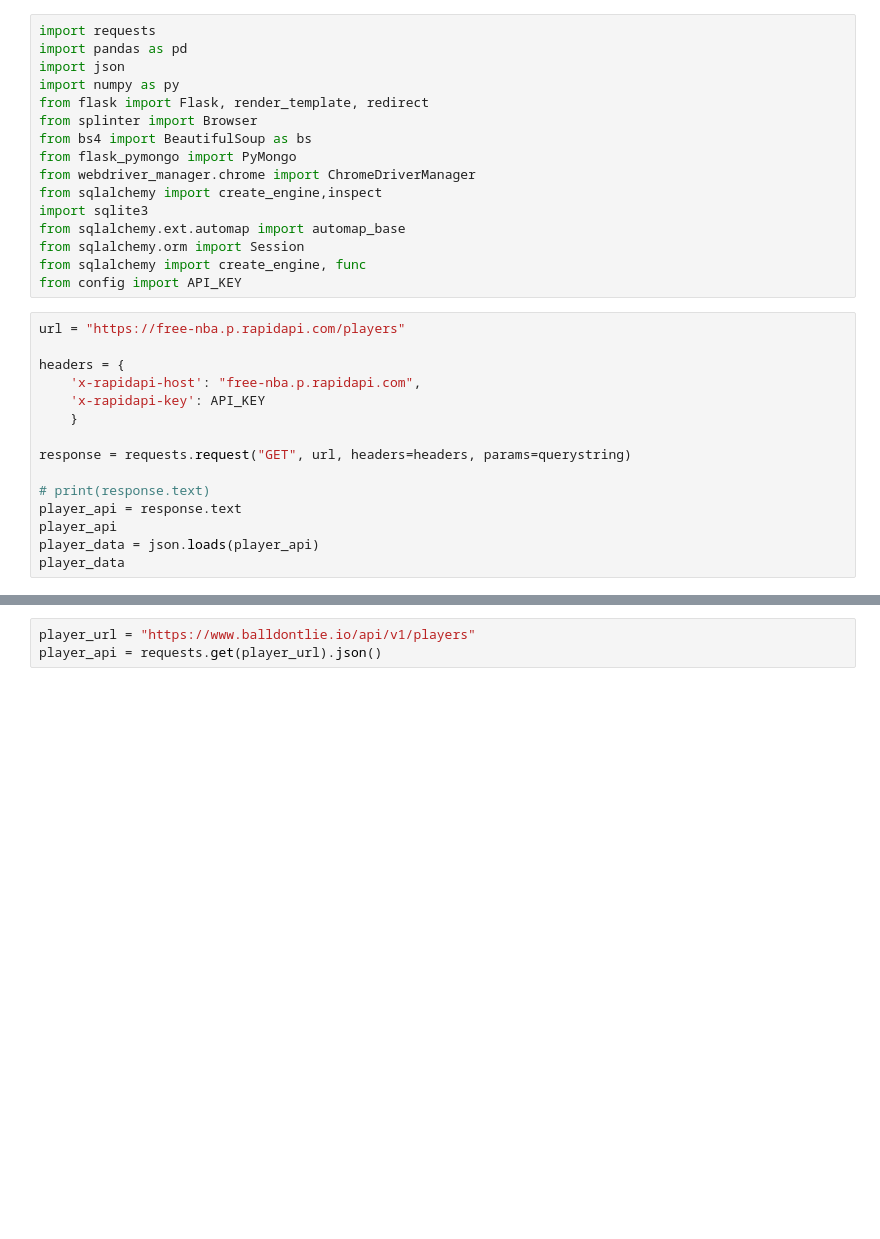
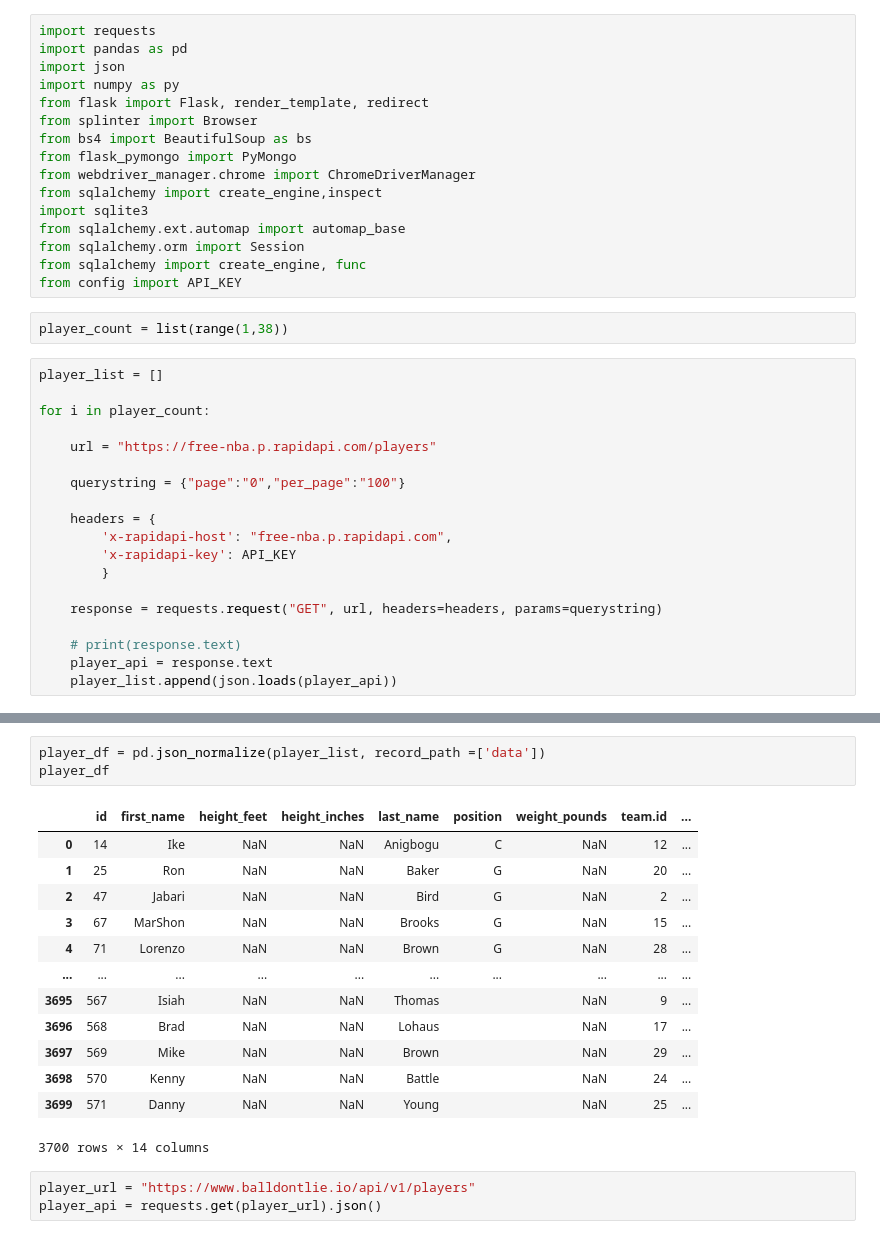
Before and after one commit to RajeeNatch/Basketball-Nerds, a Jupyter notebook: Basketball_stats3.ipynb, the cells around one changed output, grey strips where cells are left out. Cells and saved outputs as stored; diff of their text form; blank space fills up the shorter version.

```diff
--- a/Basketball_stats3.ipynb
+++ b/Basketball_stats3.ipynb
@@ -14,18 +14,24 @@ from sqlalchemy.ext.automap import automap_base
 from sqlalchemy.orm import Session
 from sqlalchemy import create_engine, func
 from config import API_KEY
+# %%
+player_count = list(range(1,38))
 # %%
-url = "https://free-nba.p.rapidapi.com/players"
+player_list = []
 
-headers = {
-    'x-rapidapi-host': "free-nba.p.rapidapi.com",
-    'x-rapidapi-key': API_KEY
-    }
+for i in player_count:
 
-response = requests.request("GET", url, headers=headers, params=querystring)
+    url = "https://free-nba.p.rapidapi.com/players"
 
-# print(response.text)
-player_api = response.text
-player_api
-player_data = json.loads(player_api)
-player_data
+    querystring = {"page":"0","per_page":"100"}
+
+    headers = {
+        'x-rapidapi-host': "free-nba.p.rapidapi.com",
+        'x-rapidapi-key': API_KEY
+        }
+
+    response = requests.request("GET", url, headers=headers, params=querystring)
+
+    # print(response.text)
+    player_api = response.text
+    player_list.append(json.loads(player_api))
@@ -50,3 +58,20 @@ player_data
+# %%
+player_df = pd.json_normalize(player_list, record_path =['data'])
+player_df
+# %% [output]
+|  | id | first_name | height_feet | height_inches | last_name | position | weight_pounds | team.id | ... |
+| 0 | 14 | Ike | NaN | NaN | Anigbogu | C | NaN | 12 | ... |
+| 1 | 25 | Ron | NaN | NaN | Baker | G | NaN | 20 | ... |
+| 2 | 47 | Jabari | NaN | NaN | Bird | G | NaN | 2 | ... |
+| 3 | 67 | MarShon | NaN | NaN | Brooks | G | NaN | 15 | ... |
+| 4 | 71 | Lorenzo | NaN | NaN | Brown | G | NaN | 28 | ... |
+| ... | ... | ... | ... | ... | ... | ... | ... | ... | ... |
+| 3695 | 567 | Isiah | NaN | NaN | Thomas |  | NaN | 9 | ... |
+| 3696 | 568 | Brad | NaN | NaN | Lohaus |  | NaN | 17 | ... |
+| 3697 | 569 | Mike | NaN | NaN | Brown |  | NaN | 29 | ... |
+| 3698 | 570 | Kenny | NaN | NaN | Battle |  | NaN | 24 | ... |
+| 3699 | 571 | Danny | NaN | NaN | Young |  | NaN | 25 | ... |
+3700 rows × 14 columns
 # %%
 player_url = "https://www.balldontlie.io/api/v1/players"
 player_api = requests.get(player_url).json()
```
Also changed, not shown: parts of 2 cells of this notebook.
